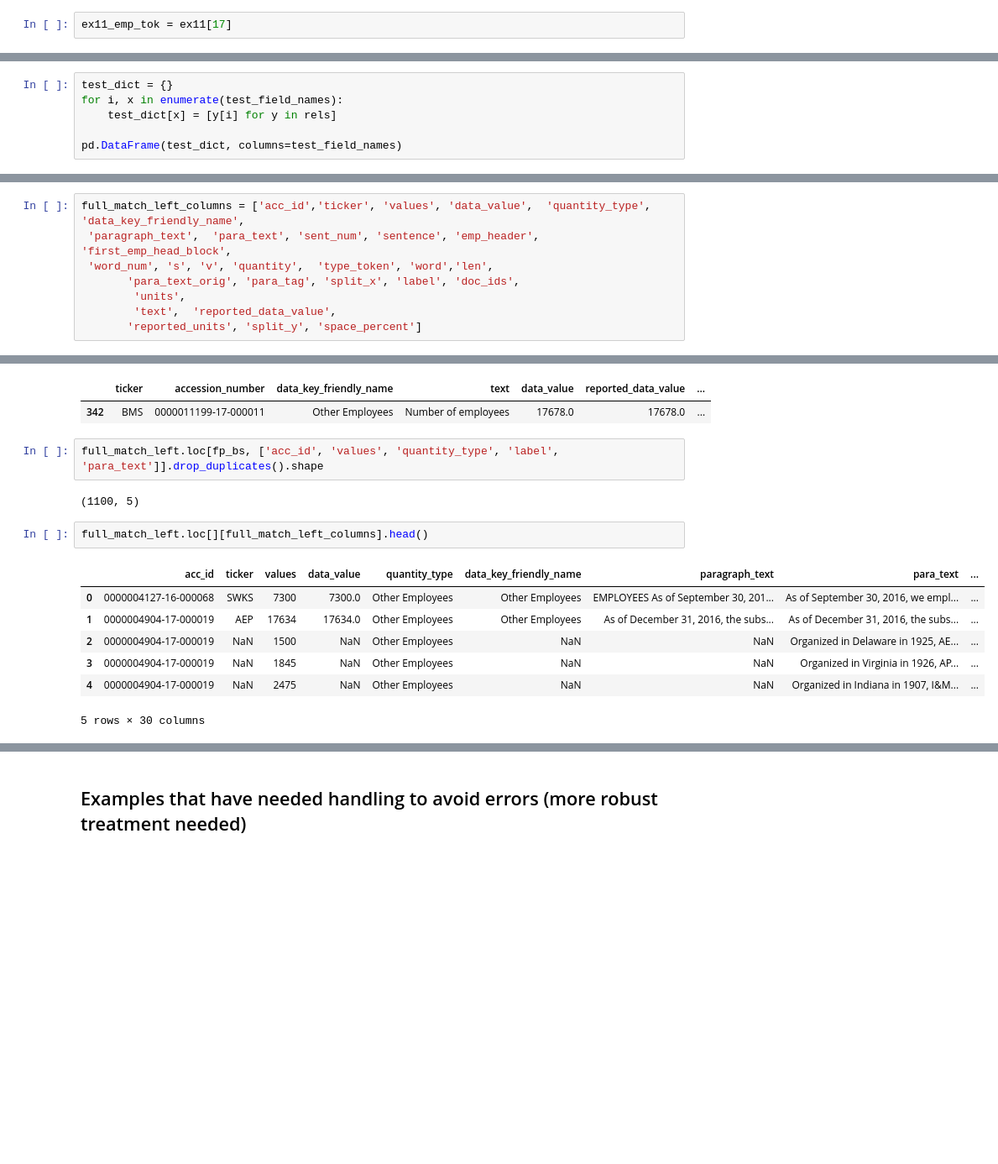
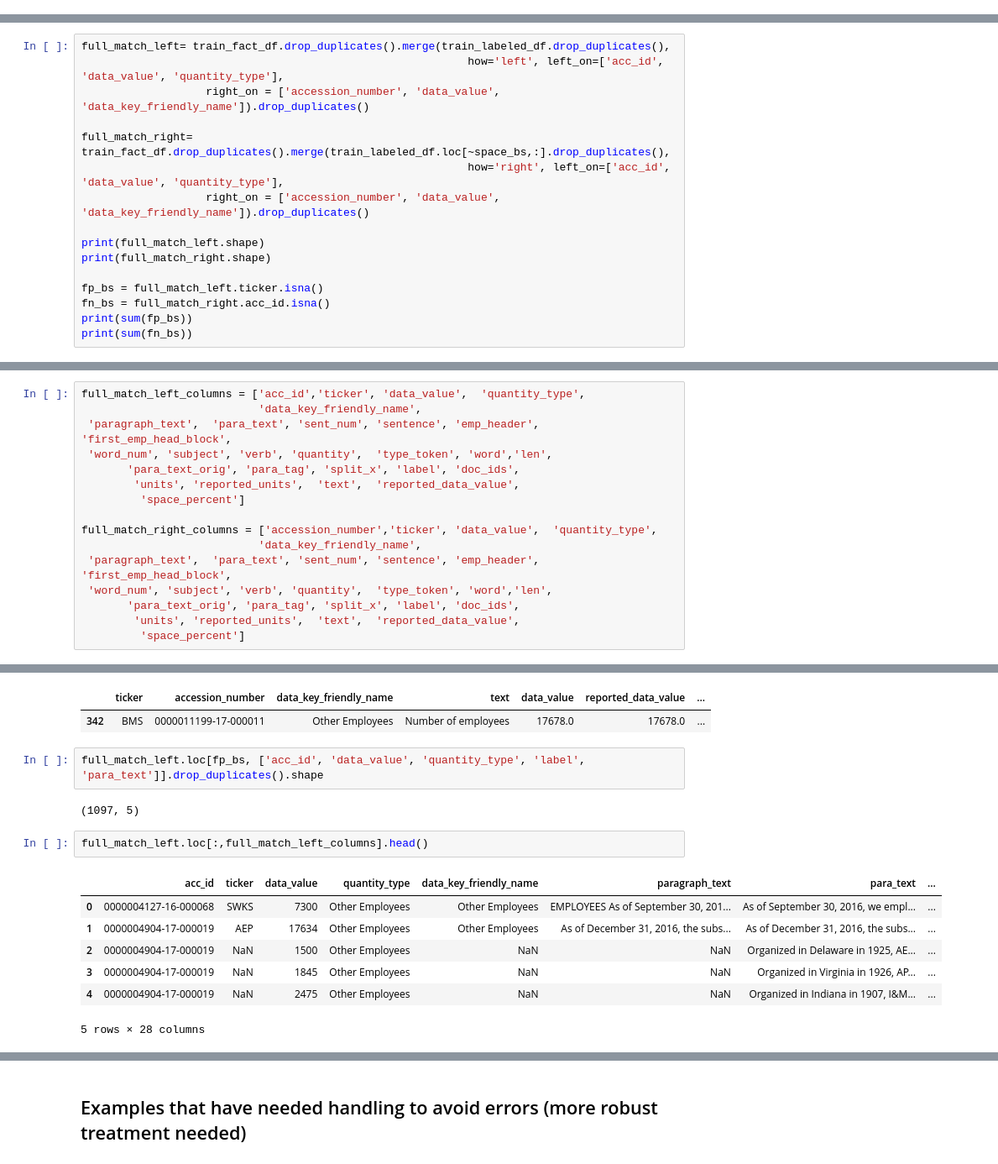
Before and after one commit to JarrodAJ/sec_employee_information_extraction, a Jupyter notebook: 4_Define_SpaCy_NER.ipynb, the cells around one changed output, grey strips where cells are left out. Shown at 84% size. Cells and saved outputs as stored; diff of their text form; blank space fills up the shorter version.

```diff
--- a/4_Define_SpaCy_NER.ipynb
+++ b/4_Define_SpaCy_NER.ipynb
@@ -3659,2 +3030,0 @@ print_df(make_tok_df(ex11))
-# %%
-ex11_emp_tok = ex11[17]
@@ -4411,6 +3724,0 @@ test_field_names = rels[0]._fields
-# %%
-test_dict = {}
-for i, x in enumerate(test_field_names):
-    test_dict[x] = [y[i] for y in rels]
-
-pd.DataFrame(test_dict, columns=test_field_names)
@@ -5258,0 +4292,16 @@ full_match_left.shape
+# %%
+full_match_left= train_fact_df.drop_duplicates().merge(train_labeled_df.drop_duplicates(),
+                                                           how='left', left_on=['acc_id', 'data_value', 'quantity_type'],
+                   right_on = ['accession_number', 'data_value', 'data_key_friendly_name']).drop_duplicates()
+
+full_match_right= train_fact_df.drop_duplicates().merge(train_labeled_df.loc[~space_bs,:].drop_duplicates(),
+                                                           how='right', left_on=['acc_id', 'data_value', 'quantity_type'],
+                   right_on = ['accession_number', 'data_value', 'data_key_friendly_name']).drop_duplicates()
+
+print(full_match_left.shape)
+print(full_match_right.shape)
+
+fp_bs = full_match_left.ticker.isna()
+fn_bs = full_match_right.acc_id.isna()
+print(sum(fp_bs))
+print(sum(fn_bs))
@@ -5268,9 +4373,17 @@ Index(['acc_id', 'para_text', 'len', 'emp_header', 'first_emp_head_block',
       dtype='object')
 # %%
-full_match_left_columns = ['acc_id','ticker', 'values', 'data_value',  'quantity_type', 'data_key_friendly_name',
+full_match_left_columns = ['acc_id','ticker', 'data_value',  'quantity_type',
+                           'data_key_friendly_name',
  'paragraph_text',  'para_text', 'sent_num', 'sentence', 'emp_header', 'first_emp_head_block',
- 'word_num', 's', 'v', 'quantity',  'type_token', 'word','len',
+ 'word_num', 'subject', 'verb', 'quantity',  'type_token', 'word','len',
        'para_text_orig', 'para_tag', 'split_x', 'label', 'doc_ids',
-        'units',
-        'text',  'reported_data_value',
-       'reported_units', 'split_y', 'space_percent']
+        'units', 'reported_units',  'text',  'reported_data_value',
+         'space_percent']
+
+full_match_right_columns = ['accession_number','ticker', 'data_value',  'quantity_type',
+                           'data_key_friendly_name',
+ 'paragraph_text',  'para_text', 'sent_num', 'sentence', 'emp_header', 'first_emp_head_block',
+ 'word_num', 'subject', 'verb', 'quantity',  'type_token', 'word','len',
+       'para_text_orig', 'para_tag', 'split_x', 'label', 'doc_ids',
+        'units', 'reported_units',  'text',  'reported_data_value',
+         'space_percent']
@@ -5379,16 +4510,16 @@ train_labeled_df[train_labeled_df.accession_number == '0000011199-17-000011']
 |  | ticker | accession_number | data_key_friendly_name | text | data_value | reported_data_value | ... |
 | 342 | BMS | 0000011199-17-000011 | Other Employees | Number of employees | 17678.0 | 17678.0 | ... |
 # %%
-full_match_left.loc[fp_bs, ['acc_id', 'values', 'quantity_type', 'label', 'para_text']].drop_duplicates().shape
+full_match_left.loc[fp_bs, ['acc_id', 'data_value', 'quantity_type', 'label', 'para_text']].drop_duplicates().shape
 # %% [output]
-(1100, 5)
+(1097, 5)
 # %%
-full_match_left.loc[][full_match_left_columns].head()
+full_match_left.loc[:,full_match_left_columns].head()
 # %% [output]
-|  | acc_id | ticker | values | data_value | quantity_type | data_key_friendly_name | paragraph_text | para_text | ... |
-| 0 | 0000004127-16-000068 | SWKS | 7300 | 7300.0 | Other Employees | Other Employees | EMPLOYEES As of September 30, 201... | As of September 30, 2016, we empl... | ... |
-| 1 | 0000004904-17-000019 | AEP | 17634 | 17634.0 | Other Employees | Other Employees | As of December 31, 2016, the subs... | As of December 31, 2016, the subs... | ... |
-| 2 | 0000004904-17-000019 | NaN | 1500 | NaN | Other Employees | NaN | NaN | Organized in Delaware in 1925, AE... | ... |
-| 3 | 0000004904-17-000019 | NaN | 1845 | NaN | Other Employees | NaN | NaN | Organized in Virginia in 1926, AP... | ... |
-| 4 | 0000004904-17-000019 | NaN | 2475 | NaN | Other Employees | NaN | NaN | Organized in Indiana in 1907, I&M... | ... |
+|  | acc_id | ticker | data_value | quantity_type | data_key_friendly_name | paragraph_text | para_text | ... |
+| 0 | 0000004127-16-000068 | SWKS | 7300 | Other Employees | Other Employees | EMPLOYEES As of September 30, 201... | As of September 30, 2016, we empl... | ... |
+| 1 | 0000004904-17-000019 | AEP | 17634 | Other Employees | Other Employees | As of December 31, 2016, the subs... | As of December 31, 2016, the subs... | ... |
+| 2 | 0000004904-17-000019 | NaN | 1500 | Other Employees | NaN | NaN | Organized in Delaware in 1925, AE... | ... |
+| 3 | 0000004904-17-000019 | NaN | 1845 | Other Employees | NaN | NaN | Organized in Virginia in 1926, AP... | ... |
+| 4 | 0000004904-17-000019 | NaN | 2475 | Other Employees | NaN | NaN | Organized in Indiana in 1907, I&M... | ... |
-5 rows × 30 columns
+5 rows × 28 columns
```
Also changed, not shown: parts of 292 cells of this notebook, 2 other files.
